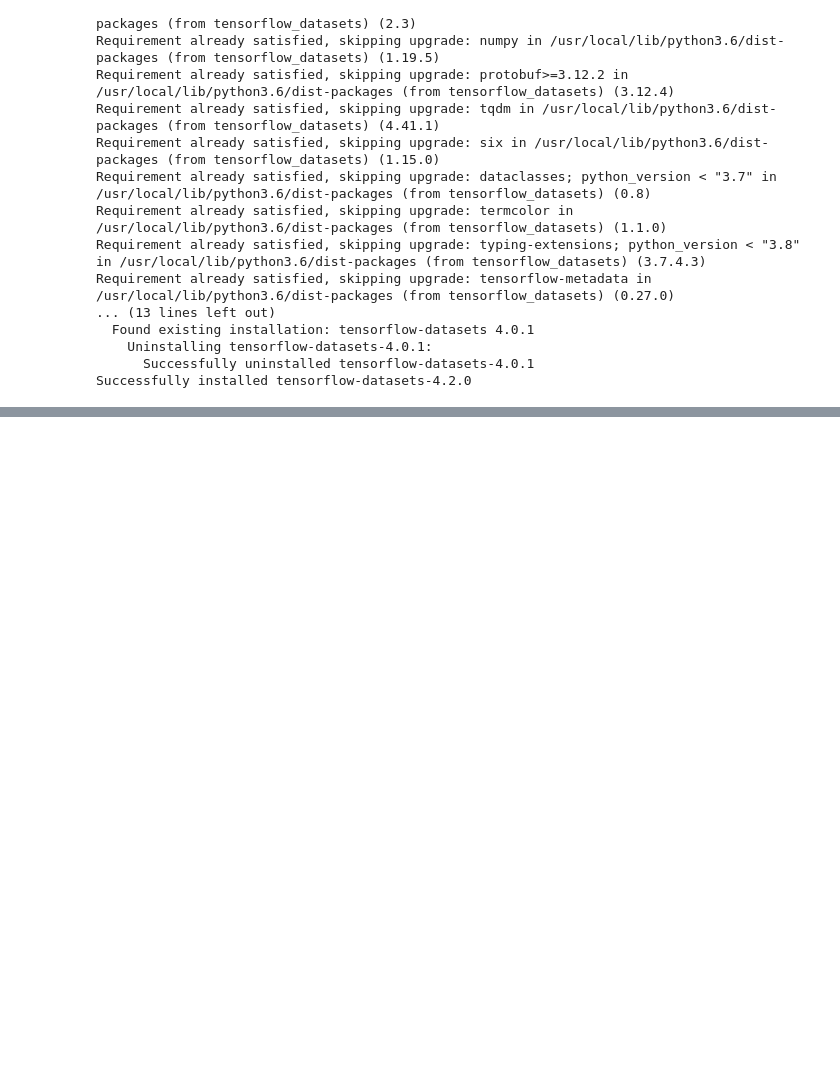
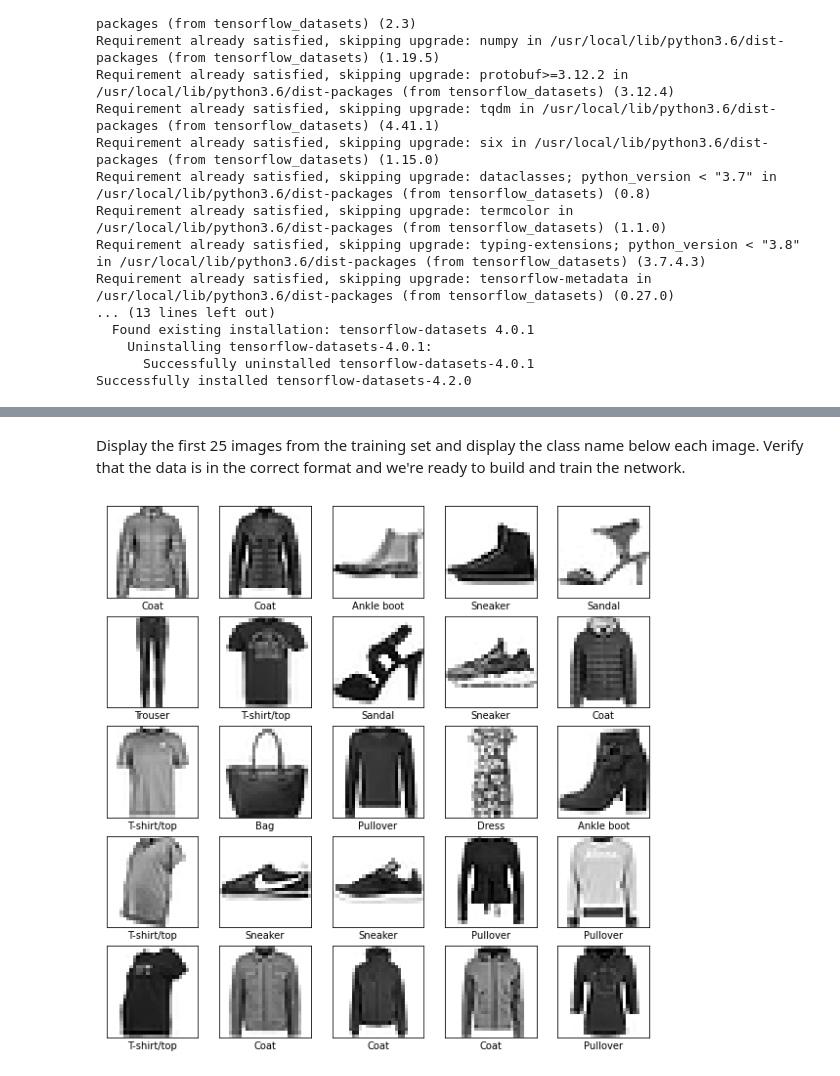
Before and after one commit to vinit-narula/TensorFlow, a Jupyter notebook: 3_MNIST_Udacity.ipynb, the cells around one changed output, grey strips where cells are left out. Cells and saved outputs as stored; diff of their text form; code cells hidden in the pictures; blank space fills up the shorter version.

```diff
--- a/3_MNIST_Udacity.ipynb
+++ b/3_MNIST_Udacity.ipynb
@@ -24,0 +105,15 @@ Successfully installed tensorflow-datasets-4.2.0
+# %% [markdown]
+Display the first 25 images from the training set and display the class name below each image. Verify that the data is in the correct format and we're ready to build and train the network.
+# %%
+plt.figure(figsize=(10, 10))
+for i, (image, label) in enumerate(test_dataset.take(25)):
+  image = image.numpy().reshape((28, 28))
+  plt.subplot(5, 5, i+1)
+  plt.xticks([])
+  plt.yticks([])
+  plt.grid(False)
+  plt.imshow(image, cmap=plt.cm.binary)
+  plt.xlabel(class_names[label])
+plt.show()
+# %% [output]
+[figure, added]
```
Also changed, not shown: parts of 39 cells of this notebook.
